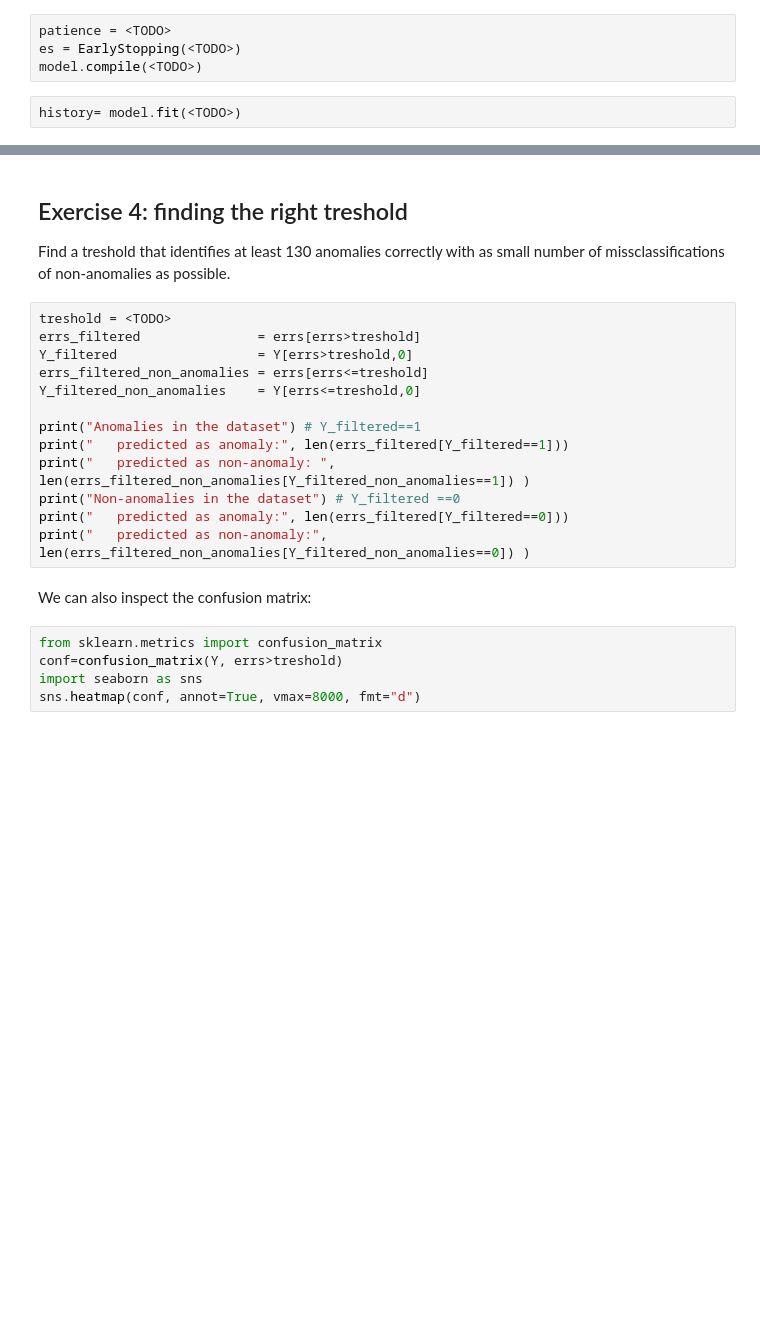
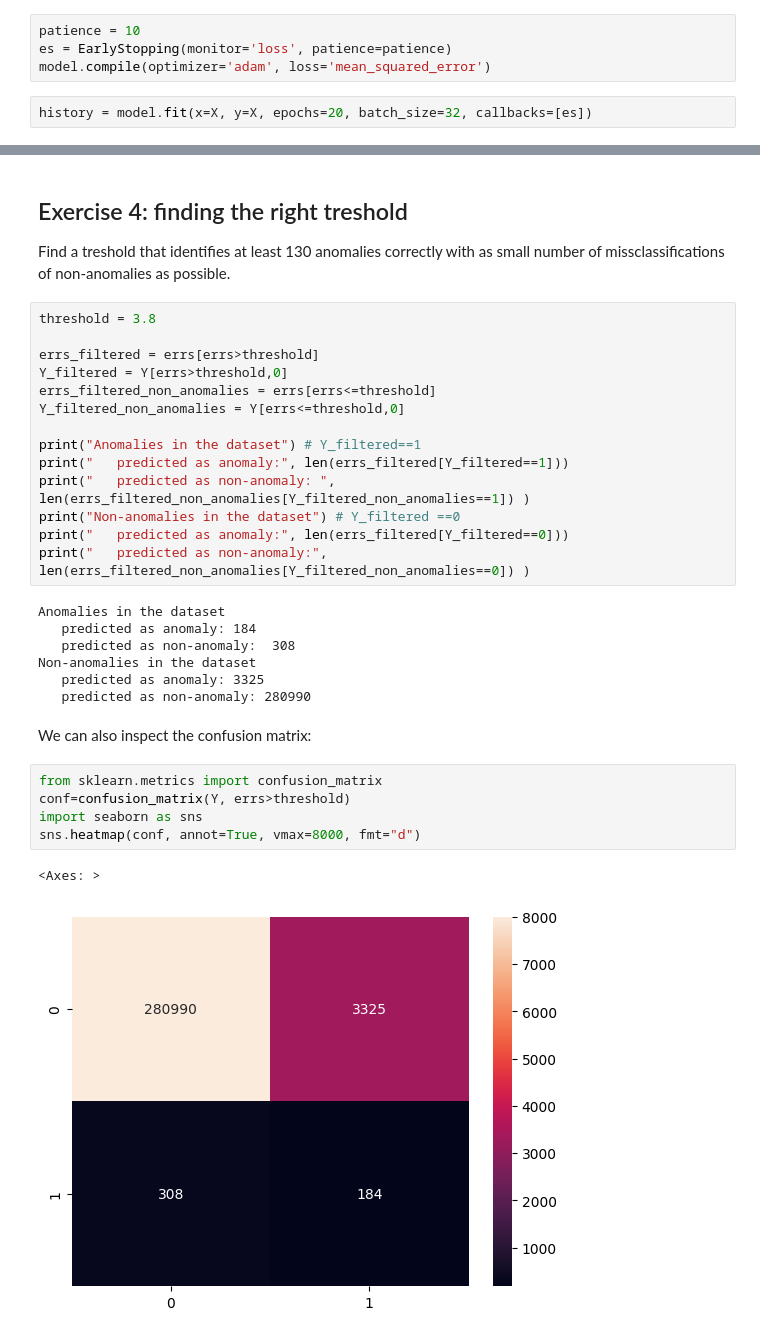
Before and after one commit to cedenoorlando991/DeepLearningAssessment1, a Jupyter notebook: 12_Anomaly_detection_AE_assessment.ipynb, the cells around one changed output, grey strips where cells are left out. Cells and saved outputs as stored; diff of their text form; blank space fills up the shorter version.

```diff
--- a/12_Anomaly_detection_AE_assessment.ipynb
+++ b/12_Anomaly_detection_AE_assessment.ipynb
@@ -64,8 +84,8 @@ Please pay attention to the following details:
 * use mean squarred error loss function
 * both the input and output of the model should be X this time. (as we are "auto encoding" the input to the output)
 # %%
-patience = <TODO>
-es = EarlyStopping(<TODO>)
-model.compile(<TODO>)
+patience = 10
+es = EarlyStopping(monitor='loss', patience=patience)
+model.compile(optimizer='adam', loss='mean_squared_error')
-# %%
-history= model.fit(<TODO>)
+# %%
+history = model.fit(x=X, y=X, epochs=20, batch_size=32, callbacks=[es])
@@ -95,11 +139,12 @@ for i in [0,1]:
 ## Exercise 4: finding the right treshold
 Find a treshold that identifies at least 130 anomalies correctly with as small number of missclassifications of non-anomalies as possible.
 # %%
-treshold = <TODO>
-errs_filtered               = errs[errs>treshold]
-Y_filtered                  = Y[errs>treshold,0]
-errs_filtered_non_anomalies = errs[errs<=treshold]
-Y_filtered_non_anomalies    = Y[errs<=treshold,0]
+threshold = 3.8
+
+errs_filtered = errs[errs>threshold]
+Y_filtered = Y[errs>threshold,0]
+errs_filtered_non_anomalies = errs[errs<=threshold]
+Y_filtered_non_anomalies = Y[errs<=threshold,0]
 
 print("Anomalies in the dataset") # Y_filtered==1
 print("   predicted as anomaly:", len(errs_filtered[Y_filtered==1]))
@@ -107,10 +152,20 @@ print("   predicted as non-anomaly: ", len(errs_filtered_non_anomalies[Y_filtere
 print("Non-anomalies in the dataset") # Y_filtered ==0
 print("   predicted as anomaly:", len(errs_filtered[Y_filtered==0]))
 print("   predicted as non-anomaly:", len(errs_filtered_non_anomalies[Y_filtered_non_anomalies==0]) )
+# %% [output]
+Anomalies in the dataset
+   predicted as anomaly: 184
+   predicted as non-anomaly:  308
+Non-anomalies in the dataset
+   predicted as anomaly: 3325
+   predicted as non-anomaly: 280990
 # %% [markdown]
 We can also inspect the confusion matrix:
 # %%
 from sklearn.metrics import confusion_matrix
-conf=confusion_matrix(Y, errs>treshold)
+conf=confusion_matrix(Y, errs>threshold)
 import seaborn as sns
 sns.heatmap(conf, annot=True, vmax=8000, fmt="d")
+# %% [output]
+<Axes: >
+[figure, added]
```
Also changed, not shown: parts of 12 cells of this notebook.
